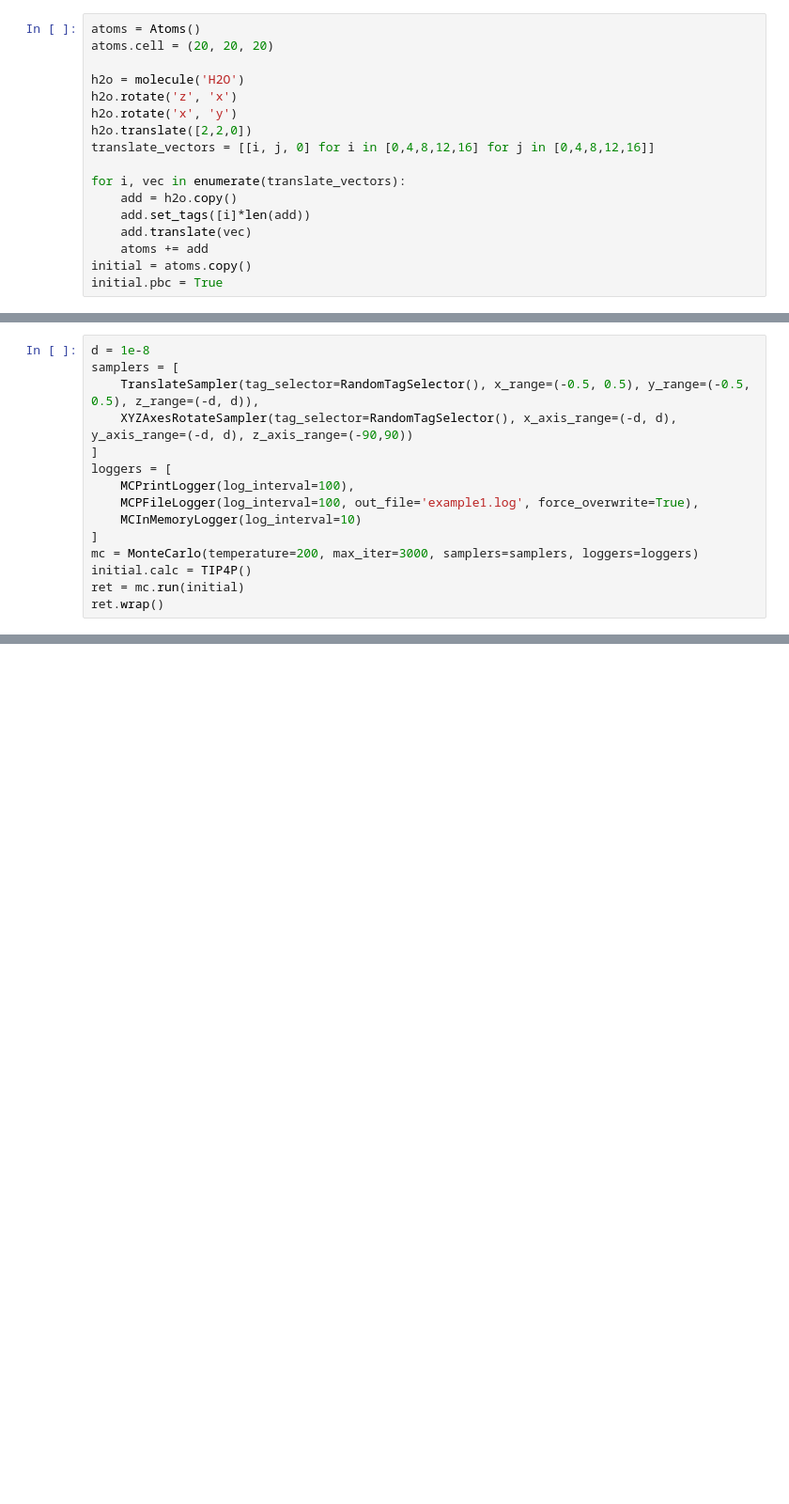
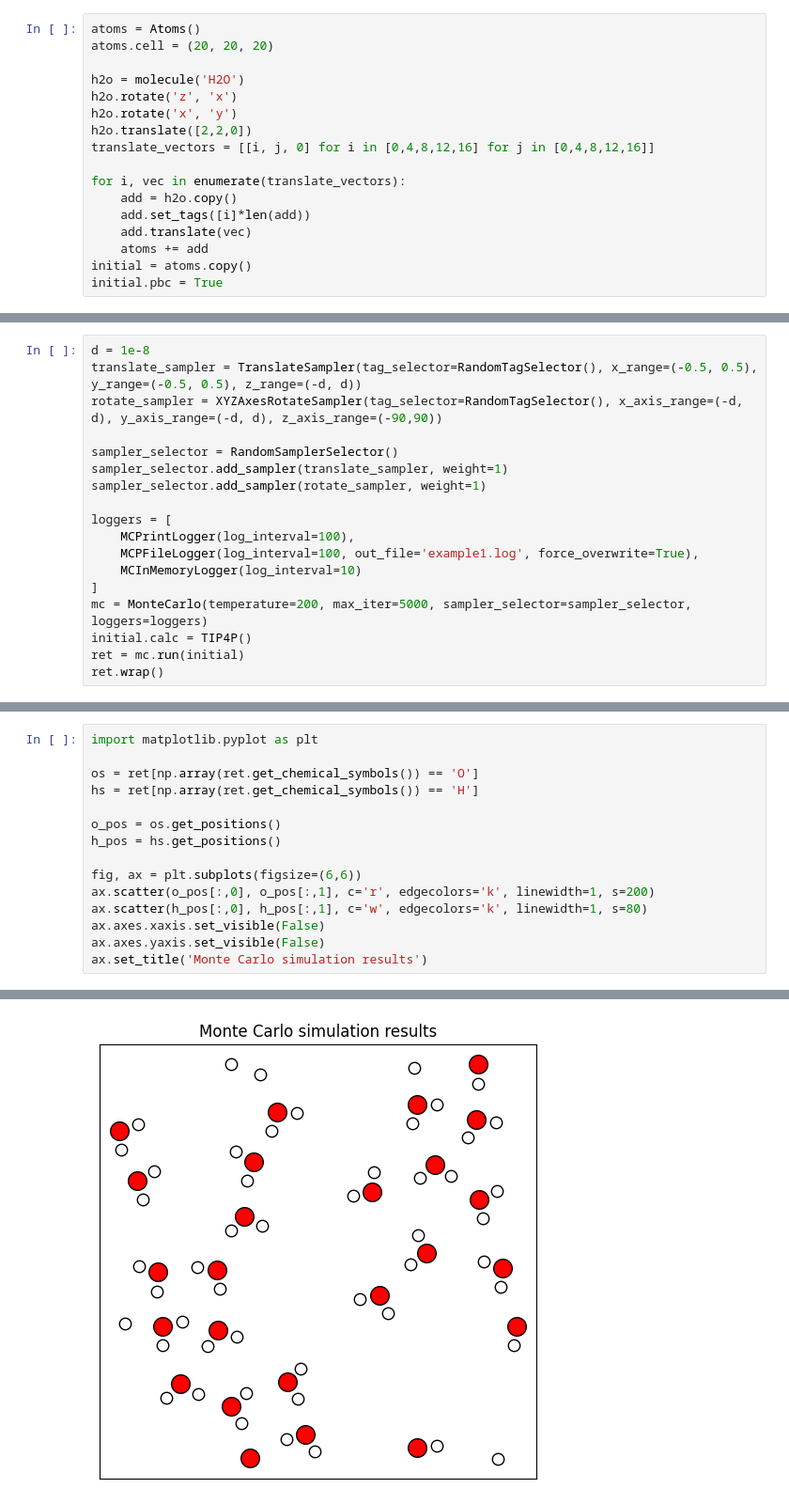
Before and after one commit to thi-ra/asetil, a Jupyter notebook: example/example1_2d_water_alignment.ipynb, the cells around one changed output, grey strips where cells are left out. Shown at 94% size. Cells and saved outputs as stored; diff of their text form; blank space fills up the shorter version.

Commit message:
Update code to use sampler_selector

```diff
--- a/example/example1_2d_water_alignment.ipynb
+++ b/example/example1_2d_water_alignment.ipynb
@@ -33,16 +34,19 @@ from asetil.monte_carlo.selector import RandomTagSelector
 from asetil.monte_carlo.logger import MCPrintLogger, MCPFileLogger, MCInMemoryLogger
 # %%
 d = 1e-8
-samplers = [
-    TranslateSampler(tag_selector=RandomTagSelector(), x_range=(-0.5, 0.5), y_range=(-0.5, 0.5), z_range=(-d, d)),
-    XYZAxesRotateSampler(tag_selector=RandomTagSelector(), x_axis_range=(-d, d), y_axis_range=(-d, d), z_axis_range=(-90,90))
-]
+translate_sampler = TranslateSampler(tag_selector=RandomTagSelector(), x_range=(-0.5, 0.5), y_range=(-0.5, 0.5), z_range=(-d, d))
+rotate_sampler = XYZAxesRotateSampler(tag_selector=RandomTagSelector(), x_axis_range=(-d, d), y_axis_range=(-d, d), z_axis_range=(-90,90))
+
+sampler_selector = RandomSamplerSelector()
+sampler_selector.add_sampler(translate_sampler, weight=1)
+sampler_selector.add_sampler(rotate_sampler, weight=1)
+
 loggers = [
     MCPrintLogger(log_interval=100),
     MCPFileLogger(log_interval=100, out_file='example1.log', force_overwrite=True),
     MCInMemoryLogger(log_interval=10)
 ]
-mc = MonteCarlo(temperature=200, max_iter=3000, samplers=samplers, loggers=loggers)
+mc = MonteCarlo(temperature=200, max_iter=5000, sampler_selector=sampler_selector, loggers=loggers)
 initial.calc = TIP4P()
 ret = mc.run(initial)
 ret.wrap()
@@ -70,0 +74,16 @@ view(ret)
+# %%
+import matplotlib.pyplot as plt
+
+os = ret[np.array(ret.get_chemical_symbols()) == 'O']
+hs = ret[np.array(ret.get_chemical_symbols()) == 'H']
+
+o_pos = os.get_positions()
+h_pos = hs.get_positions()
+
+fig, ax = plt.subplots(figsize=(6,6))
+ax.scatter(o_pos[:,0], o_pos[:,1], c='r', edgecolors='k', linewidth=1, s=200)
+ax.scatter(h_pos[:,0], h_pos[:,1], c='w', edgecolors='k', linewidth=1, s=80)
+ax.axes.xaxis.set_visible(False)
+ax.axes.yaxis.set_visible(False)
+ax.set_title('Monte Carlo simulation results')
+# %% [output]
@@ -71,3 +91,4 @@ view(ret)
+[figure, added]
 # %%
 import pandas as pd
 log, columns = loggers[2].get_log(with_columns=True)
```
Also changed, not shown: parts of 9 cells of this notebook.
